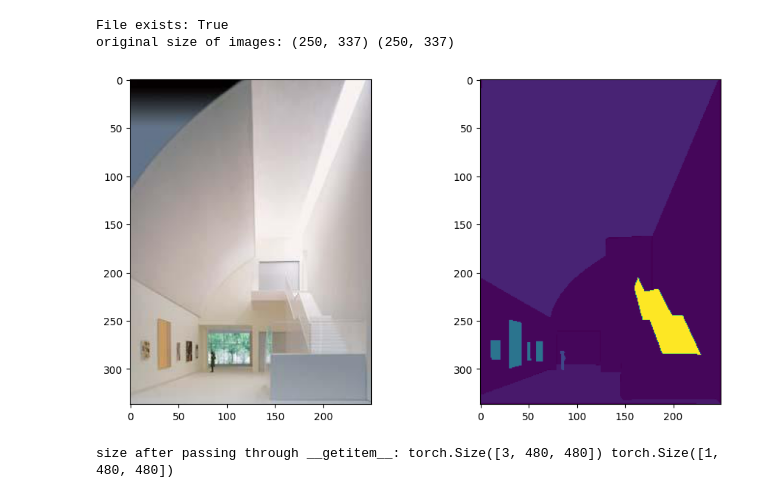
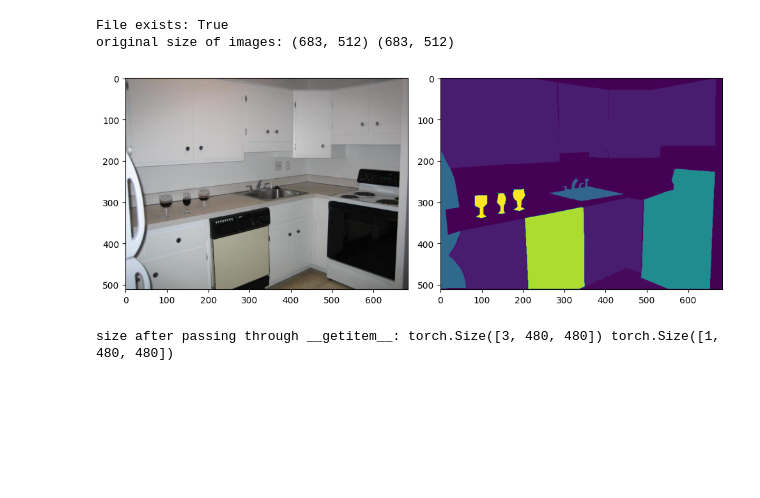
Before and after one commit to TAOGenna/pytorch-language-driven-semantic-segmentation, a Jupyter notebook: test_DPT.ipynb, the cells around one changed output. Saved outputs shown, nothing was run; the diff lists cells and outputs as text; code cells hidden in the pictures; blank space fills up the shorter version.

```diff
--- a/test_DPT.ipynb
+++ b/test_DPT.ipynb
@@ -35,36 +35,36 @@ class DataLoaderSegmentation(data.Dataset):
             data = PIL.Image.open(img_path)
             label = PIL.Image.open(mask_path)
             if observe is True:
                 # Displaying images (optional for debugging)
                 print(f'original size of images:',data.size, label.size)  # Check image dimensions
                 plt.figure(figsize=(10,5))
                 plt.subplot(1,2,1)
                 plt.imshow(data)
 
                 plt.subplot(1,2,2)
                 plt.imshow(label)
                 plt.tight_layout()
                 plt.show()
             return self.transforms(data), self.transforms(label)
 
     def __len__(self):
         return len(self.img_files)
 
 
 
 folder_path = Path('./data/mseg_dataset/ADEChallengeData2016')
 print(f"File exists: {folder_path.exists()}")
 loader = DataLoaderSegmentation(folder_path=folder_path)
 
 data_loader = DataLoader(loader,num_workers=4, batch_size=2, shuffle=False, pin_memory=True)
 
-image_loader, label_loader = loader.__getitem__(10,observe=True)
+image_loader, label_loader = loader.__getitem__(1,observe=True)
 
 print('size after passing through __getitem__:',image_loader.shape,label_loader.shape)
 # %% [output]
 File exists: True
-original size of images: (250, 337) (250, 337)
+original size of images: (683, 512) (683, 512)
-[figure, old version]
+[figure, new version]
 size after passing through __getitem__: torch.Size([3, 480, 480]) torch.Size([1, 480, 480])
 # %%
 # Define output head for semantic segmentation task: "We use an output head that predicts at half resolution and upsamples the logits to full resolution using bilinear interpolation"
```
Also changed, not shown: 3 other files.
